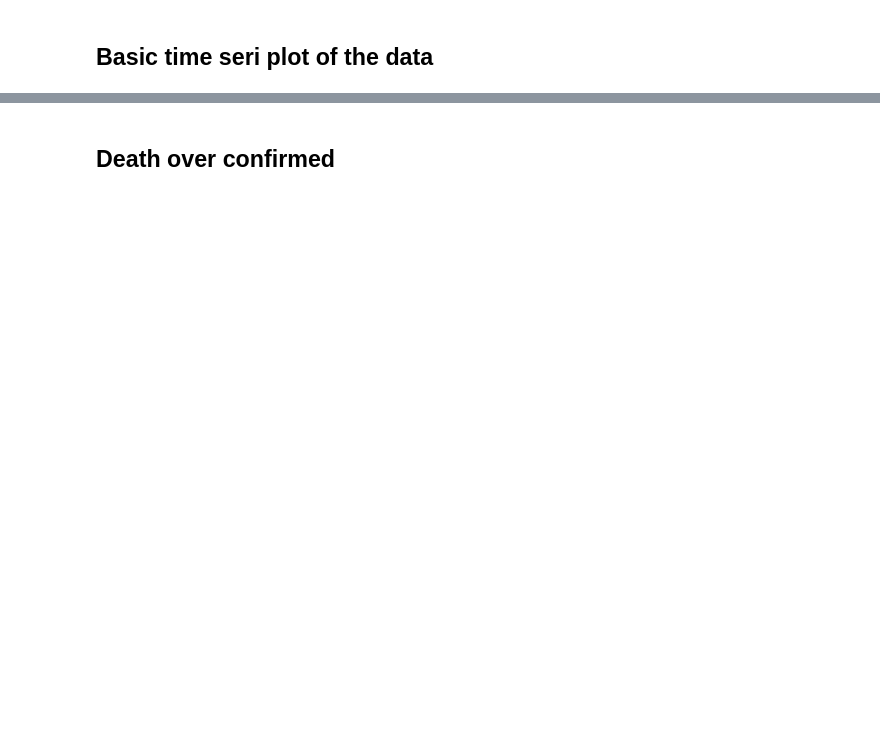
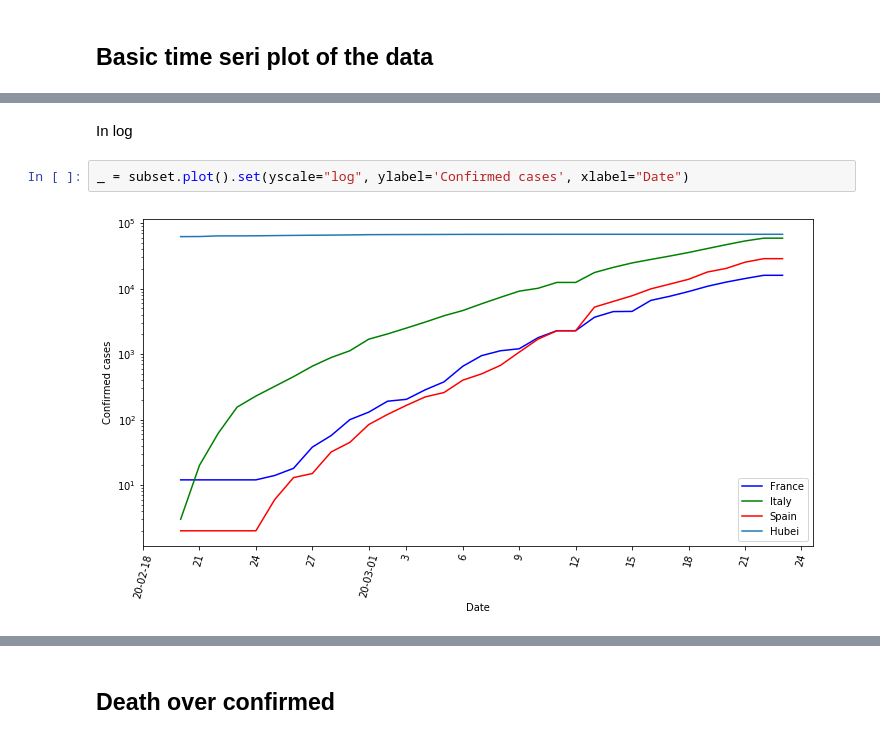
Before and after one commit to SylvainGuieu/corona, a Jupyter notebook: corona.ipynb, the cells around one changed output, grey strips where cells are left out. Cells and saved outputs as stored; diff of their text form; blank space fills up the shorter version.

```diff
--- a/corona.ipynb
+++ b/corona.ipynb
@@ -109,0 +108,6 @@ plot_d_T(death, "Death - window of 3 days", window=3, step=1, start_date="2020-0
+# %% [markdown]
+In log
+# %%
+_ = subset.plot().set(yscale="log", ylabel='Confirmed cases', xlabel="Date")
+# %% [output]
+[figure, added]
```
Also changed, not shown: parts of 57 cells of this notebook, 12 other files.
